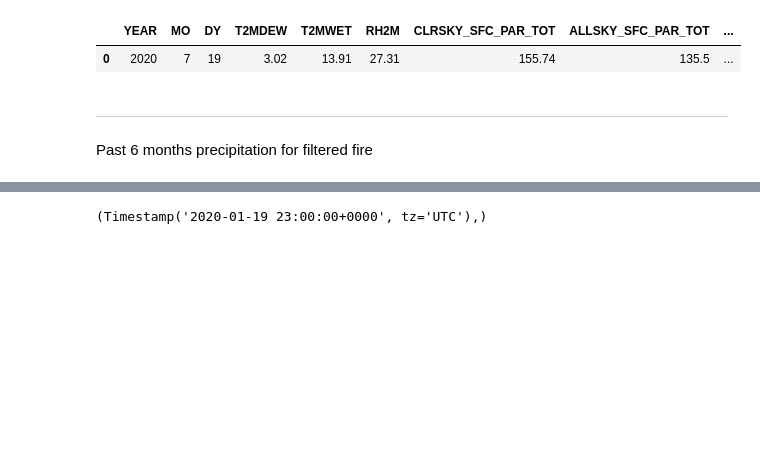
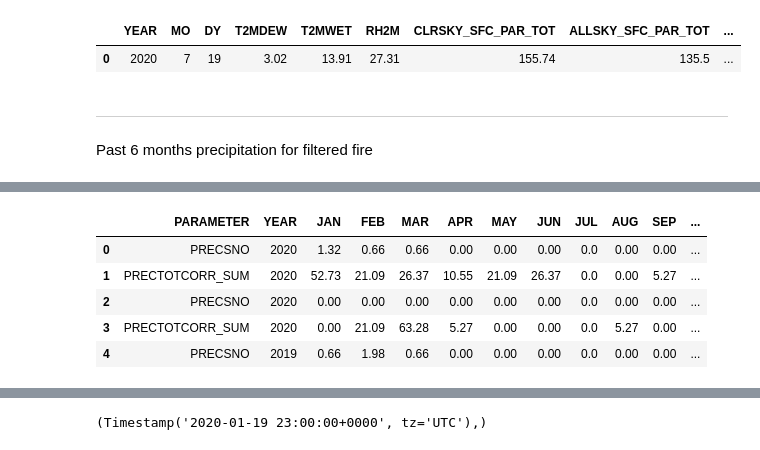
Before and after one commit to jeff-shakes/Wildfire_Size_Prediction, a Jupyter notebook: src/00_collect_data/nasa_api_data_collection.ipynb, the cells around one changed output, grey strips where cells are left out. Cells and saved outputs as stored; diff of their text form; code cells hidden in the pictures; blank space fills up the shorter version.

```diff
--- a/src/00_collect_data/nasa_api_data_collection.ipynb
+++ b/src/00_collect_data/nasa_api_data_collection.ipynb
@@ -140 +138,11 @@ test_df = build_request_param(
+# %%
+test_df = pd.read_csv("../../data/raw/nasa_weather_last_180days.csv")
+test_df.head()
+# %% [output]
+|  | PARAMETER | YEAR | JAN | FEB | MAR | APR | MAY | JUN | JUL | AUG | SEP | ... |
+| 0 | PRECSNO | 2020 | 1.32 | 0.66 | 0.66 | 0.00 | 0.00 | 0.00 | 0.0 | 0.00 | 0.00 | ... |
+| 1 | PRECTOTCORR_SUM | 2020 | 52.73 | 21.09 | 26.37 | 10.55 | 21.09 | 26.37 | 0.0 | 0.00 | 5.27 | ... |
+| 2 | PRECSNO | 2020 | 0.00 | 0.00 | 0.00 | 0.00 | 0.00 | 0.00 | 0.0 | 0.00 | 0.00 | ... |
+| 3 | PRECTOTCORR_SUM | 2020 | 0.00 | 21.09 | 63.28 | 5.27 | 0.00 | 0.00 | 0.0 | 5.27 | 0.00 | ... |
+| 4 | PRECSNO | 2019 | 0.66 | 1.98 | 0.66 | 0.00 | 0.00 | 0.00 | 0.0 | 0.00 | 0.00 | ... |
 # %%
```
Also changed, not shown: parts of 4 cells of this notebook, 2 other files.
